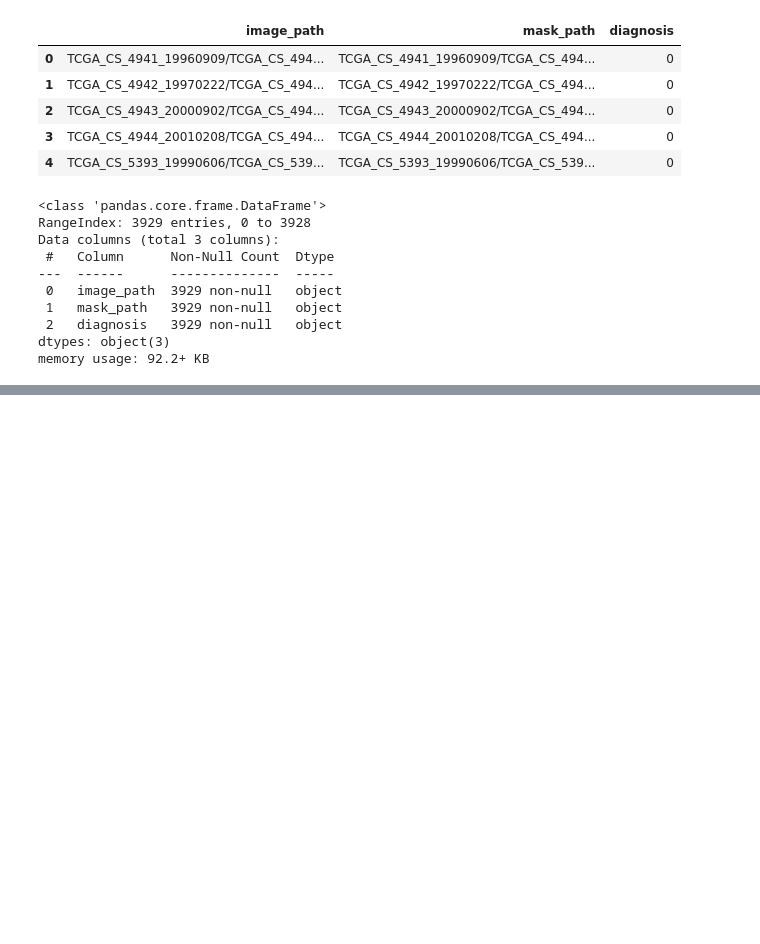
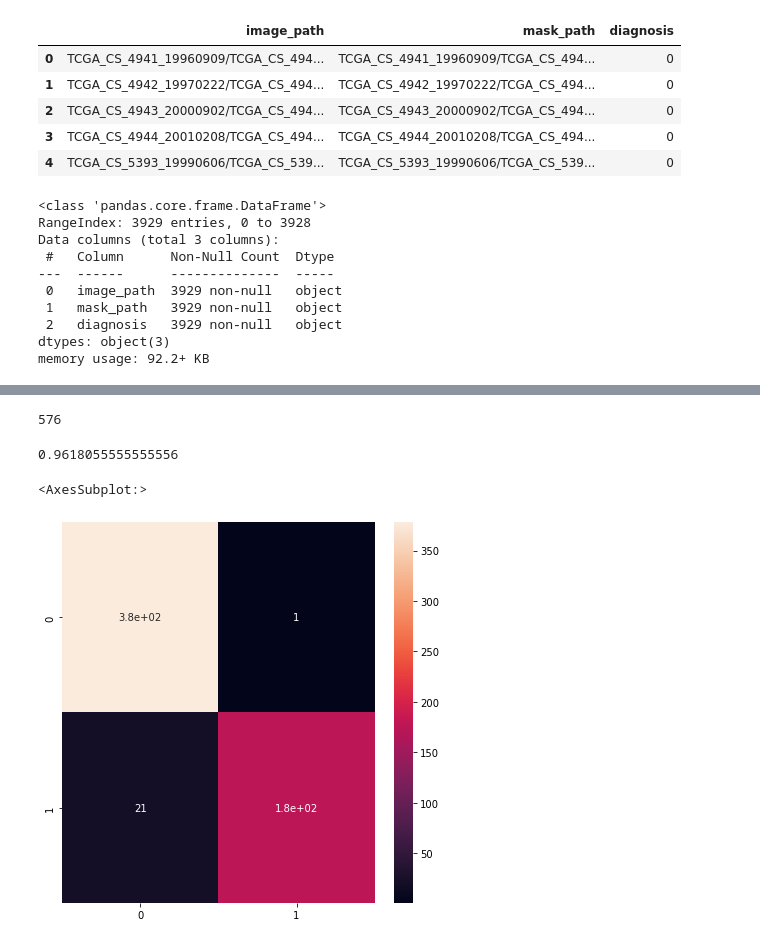
Before and after one commit to KorinneStegall/capstone_project, a Jupyter notebook: brain_MRI.ipynb, the cells around one changed output, grey strips where cells are left out. Drawn from its saved outputs; the diff is of its cells as text; code cells hidden in the pictures; blank space fills up the shorter version.

Commit message:
Fit model to the data

```diff
--- a/brain_MRI.ipynb
+++ b/brain_MRI.ipynb
@@ -236,0 +391,10 @@ data_gen = ImageDataGenerator(rescale = 1./255., validation_split = 0.15)
+# %%
+with open('model2.json', 'r') as json_file:
+    json_Model= json_file.read()
+# load the model
+model = tf.keras.models.model_from_json(json_Model)
+model.load_weights('best_model.h5')
+model.compile(loss= 'categorical_crossentropy', optimizer='adam', metrics= ["accuracy"])
+# %%
+# Make a prediction
+test_predict = model.predict(test_generator, steps= test_generator.n // 16, verbose= 1)
@@ -236,0 +407,8 @@ data_gen = ImageDataGenerator(rescale = 1./255., validation_split = 0.15)
+# %%
+# Obtain the predicted class (0 or 1) from the model prediction
+predict = []
+
+for i in test_predict:
+  predict.append(str(np.argmax(i)))
+
+predict = np.asarray(predict)
@@ -236,0 +435,24 @@ data_gen = ImageDataGenerator(rescale = 1./255., validation_split = 0.15)
+# %%
+# Create a dataframe to store the predicted diagnosis that will have the same length as the test dataframe
+primary = np.asarray(test['diagnosis'])[:len(predict)]
+len(primary)
+# %% [output]
+576
+# %%
+# Obtain the accuracy score of the model
+from sklearn.metrics import accuracy_score
+
+accuracy = accuracy_score(primary, predict)
+accuracy
+# %% [output]
+0.9618055555555556
+# %%
+# Plot the confusion matrix
+from sklearn.metrics import confusion_matrix
+
+cm = confusion_matrix(primary, predict)
+plt.figure(figsize = (7,7))
+sns.heatmap(cm, annot=True)
+# %% [output]
+<AxesSubplot:>
+[figure, added]
```
Also changed, not shown: parts of 30 cells of this notebook, 2 other files.
